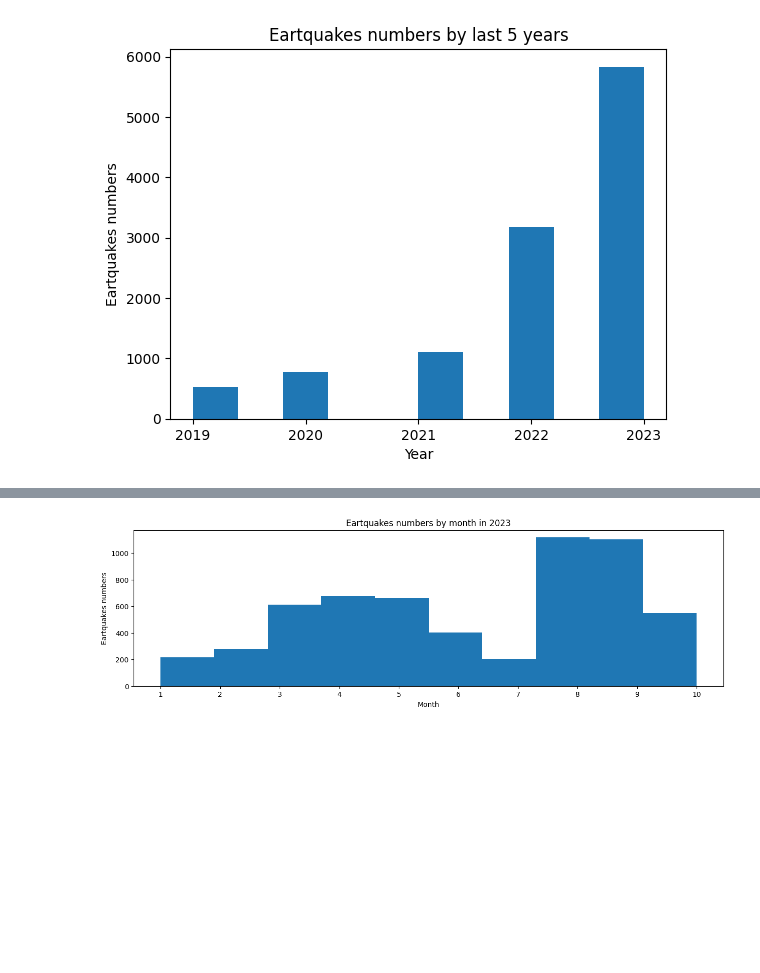
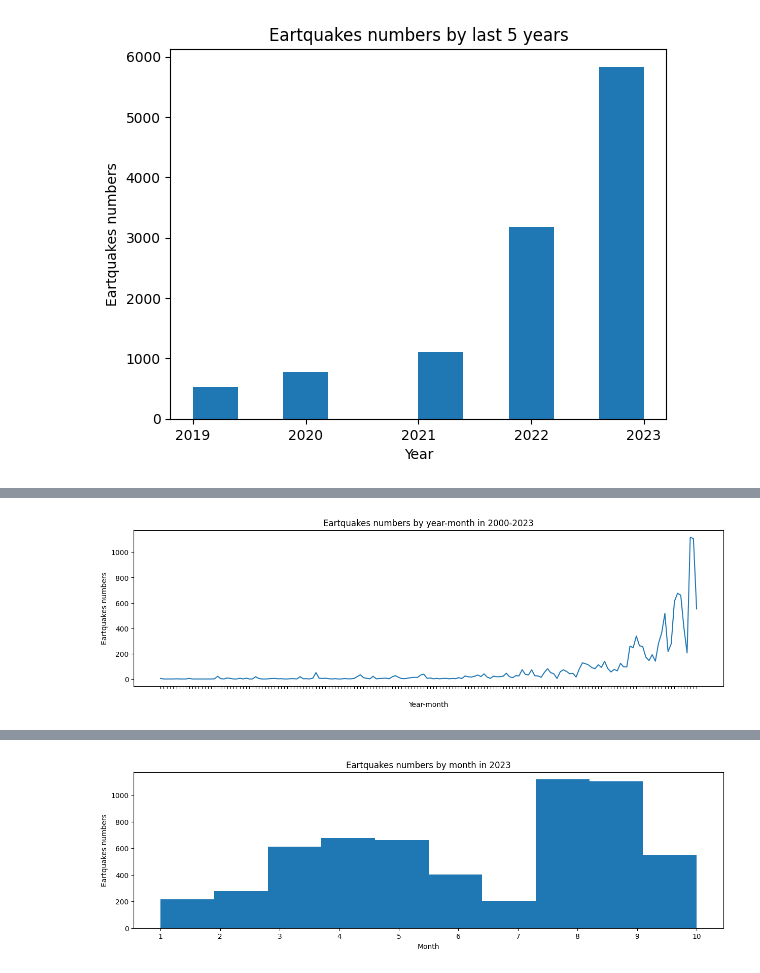
Before and after one commit to Pierfrancesco95/Portfolio, a Jupyter notebook: 03.03_PYTHON_Earthquakes Campi Flegrei/Analisi Terremoti CampiFlegrei.ipynb, the cells around one changed output, grey strips where cells are left out. Cells and saved outputs as stored; diff of their text form; code cells hidden in the pictures; blank space fills up the shorter version.

```diff
--- a/03.03_PYTHON_Earthquakes Campi Flegrei/Analisi Terremoti CampiFlegrei.ipynb
+++ b/03.03_PYTHON_Earthquakes Campi Flegrei/Analisi Terremoti CampiFlegrei.ipynb
@@ -347,0 +379,11 @@ plt.show()
+# %%
+data = df.groupby('year_month')['Time'].count().reset_index()
+figure(figsize=(15,4))
+plt.plot(data['year_month'], data['Time'])
+plt.title("Eartquakes numbers by year-month in 2000-2023")
+plt.xlabel("Year-month")
+plt.ylabel("Eartquakes numbers")
+plt.xticks(color='w')
+plt.show()
+# %% [output]
+[figure, added]
```
Also changed, not shown: parts of 40 cells of this notebook.
